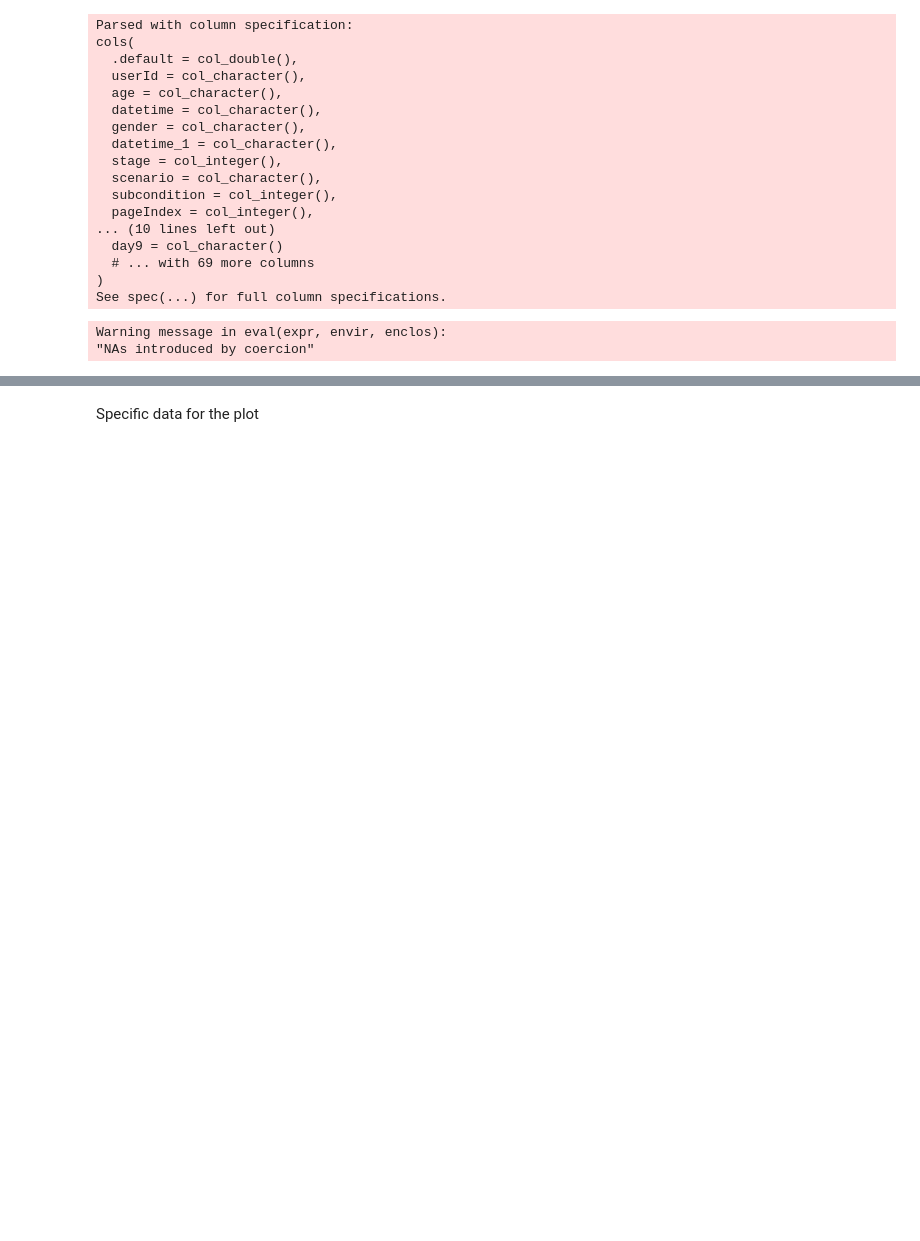
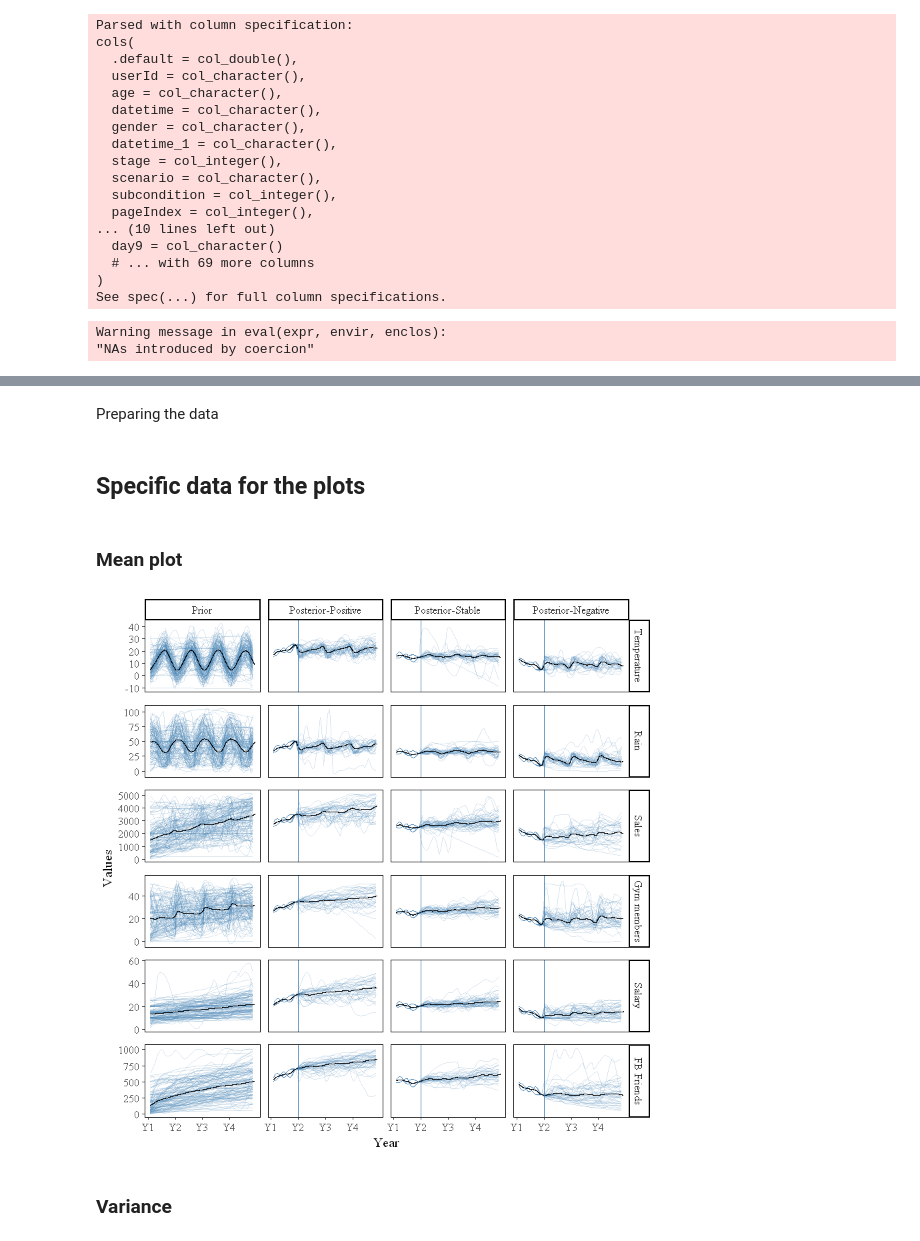
Before and after one commit to ericschulz/compforca, a Jupyter notebook: Data analysis/Catmull-Rom Analysis.ipynb, the cells around one changed output, grey strips where cells are left out. Saved outputs shown, nothing was run; the diff lists cells and outputs as text; code cells hidden in the pictures; blank space fills up the shorter version.

Commit message:
Catmull-Rom Variance and Derivative

```diff
--- a/Data analysis/Catmull-Rom Analysis.ipynb
+++ b/Data analysis/Catmull-Rom Analysis.ipynb
@@ -60,13 +75,14 @@ cols(
 )
 See spec(...) for full column specifications.
 # %%
+# To tidy data
 tidy_data <- data %>%
     gather(day, value, starts_with("day"))
 
-# Transform the day columns to two columns: day and value
-tidy_data$day <- as.numeric(gsub("day", "", tidy_data$day))
-
-tidy_data$value <- as.numeric(tidy_data$value)
+# Transform strings to numbers
+tidy_data <- tidy_data %>%
+    mutate(day = as.numeric(gsub("day", "", day)),
+           value = as.numeric(value))
 
 # Changes values to make them readable
 # TODO: make this tidier:
@@ -91,3 +105,5 @@ PDF plots
+# %% [markdown]
+Preparing the data
 # %%
 dat <- data.frame(
                     id        = tidy_data$userId,
@@ -110,14 +126,43 @@ dat$condition <- factor( dat$condition,
 dat$scenario <- factor( dat$scenario,
                         levels = readable_scenarios)
 # %% [markdown]
-Specific data for the plot
+## Specific data for the plots
 # %%
 # Subset the data to be shown
 dat <- subset(dat, day > 30 & day < 365*4-30)
 
-dplot <- subset(dat, day %in% seq(min(dat$day), max(dat$day), 5)) # 25
-
-#Calculate the trend
-trend <- ddply(dat, ~scenario+condition+day, summarize, value=mean(value, trim=0.1))
-
-trend$id <- "1"
+dplot <- subset(dat, day %in% seq(min(dat$day), max(dat$day), 25)) # 25
+# %% [markdown]
+### Mean plot
+# %%
+#Calculate the trend
+trend <- dat %>%
+    ddply(~scenario+condition+day, summarize, value=mean(value, trim=0.1))
+
+trend$id <- "1"
+
+p <- dplot %>%
+        ggplot(aes(x=day, y=value, group=id)) +
+        geom_line(col="steelblue", alpha=0.2) +
+        facet_grid(scenario~condition, scales="free_y") +
+        theme_classic() +
+        xlab("Year") +
+        ylab("Values") +
+        geom_line(data=trend, aes(x=day, y=value), colour="black") +
+        scale_x_continuous(breaks=c(0, 365, 365*2, 365*3), labels=c('Y1', 'Y2', 'Y3', 'Y4')) +
+        geom_vline(data=filter(dplot, condition!="Prior"), aes(xintercept=365), colour="steelblue") +
+        theme(  text = element_text(size=12, family="serif"),
+                axis.line = element_line(colour="black", size=0.1),
+                panel.spacing.x = unit(0.5, "lines"),
+                panel.spacing.y = unit(0.8, "lines"),
+                panel.background = element_blank(),
+                panel.grid.major = element_blank(),
+                panel.grid.minor = element_blank(),
+                panel.border = element_rect(colour="black", fill=NA, size=0.1))
+
+
+show(p)
+# %% [output]
+[figure, added]
+# %% [markdown]
+### Variance
```
Also changed, not shown: parts of 11 cells of this notebook, 2 other files.
